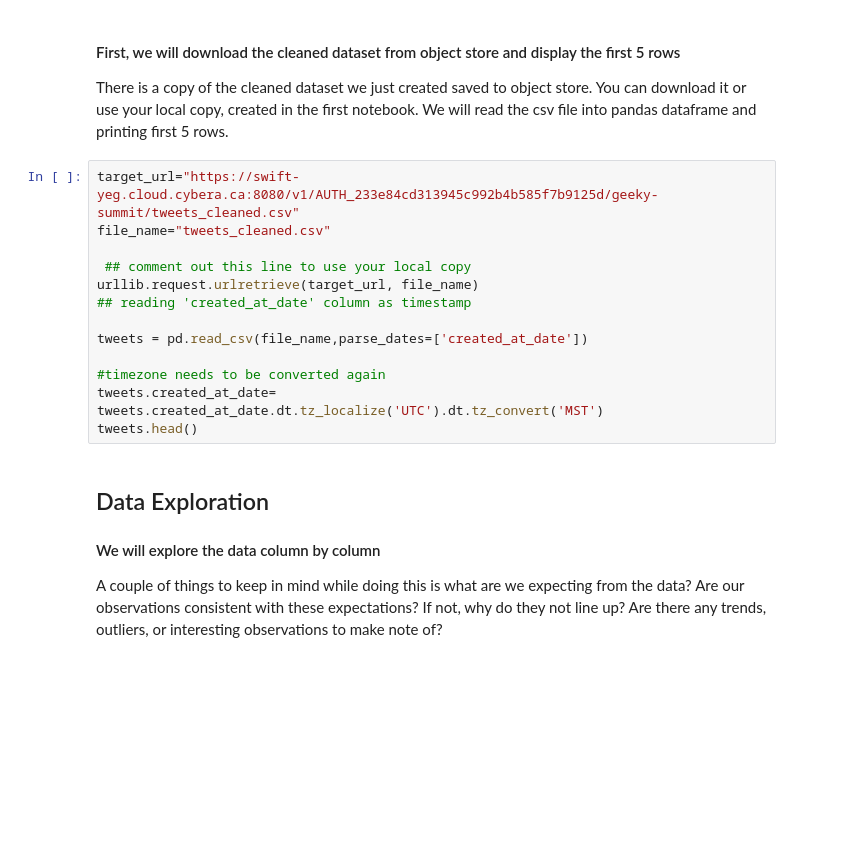
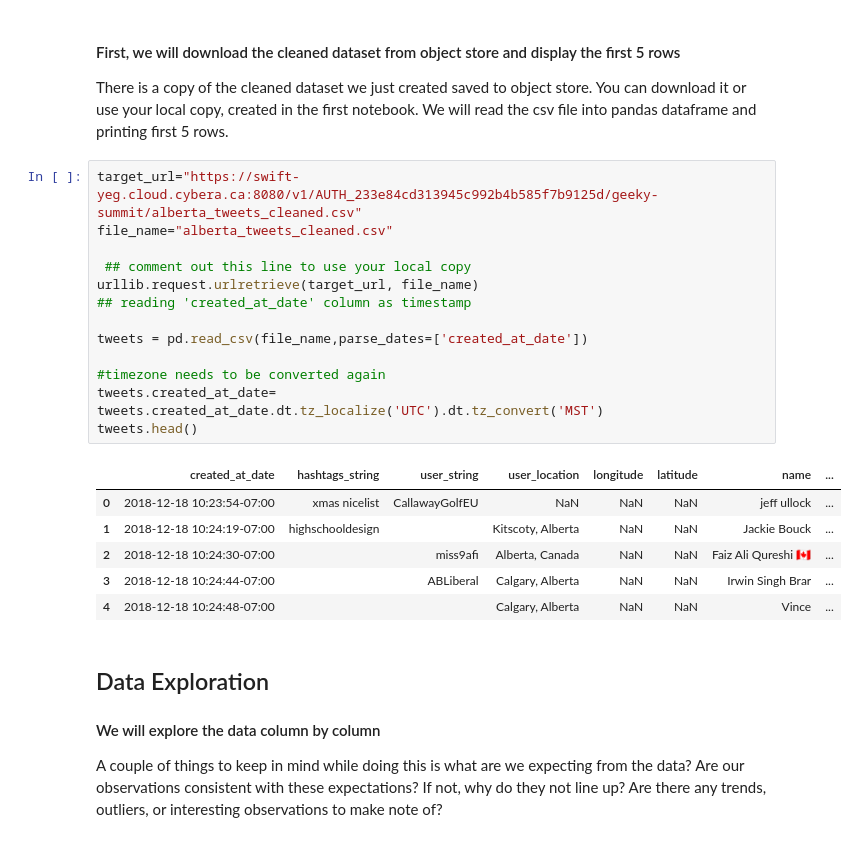
Before and after one commit to cybera/data-science-for-entrepreneurs-workshops, a Jupyter notebook: 2.Exploring_data.ipynb, the cells around one changed output. Saved outputs shown, nothing was run; the diff lists cells and outputs as text; blank space fills up the shorter version.

```diff
--- a/2.Exploring_data.ipynb
+++ b/2.Exploring_data.ipynb
@@ -70,18 +70,25 @@ except ImportError:
 There is a copy of the cleaned dataset we just created saved to object store. You can download it or use your local copy, created in the first notebook.
 We will read the csv file into pandas dataframe and printing first 5 rows.
 # %%
-target_url="https://swift-yeg.cloud.cybera.ca:8080/v1/AUTH_233e84cd313945c992b4b585f7b9125d/geeky-summit/tweets_cleaned.csv"
-file_name="tweets_cleaned.csv"
+target_url="https://swift-yeg.cloud.cybera.ca:8080/v1/AUTH_233e84cd313945c992b4b585f7b9125d/geeky-summit/alberta_tweets_cleaned.csv"
+file_name="alberta_tweets_cleaned.csv"
 
  ## comment out this line to use your local copy
 urllib.request.urlretrieve(target_url, file_name)
 ## reading 'created_at_date' column as timestamp
 
 tweets = pd.read_csv(file_name,parse_dates=['created_at_date'])
 
 #timezone needs to be converted again
 tweets.created_at_date= tweets.created_at_date.dt.tz_localize('UTC').dt.tz_convert('MST')
 tweets.head()
+# %% [output]
+|  | created_at_date | hashtags_string | user_string | user_location | longitude | latitude | name | ... |
+| 0 | 2018-12-18 10:23:54-07:00 | xmas nicelist | CallawayGolfEU | NaN | NaN | NaN | jeff ullock | ... |
+| 1 | 2018-12-18 10:24:19-07:00 | highschooldesign |  | Kitscoty, Alberta | NaN | NaN | Jackie Bouck | ... |
+| 2 | 2018-12-18 10:24:30-07:00 |  | miss9afi | Alberta, Canada | NaN | NaN | Faiz Ali Qureshi 🇨🇦 | ... |
+| 3 | 2018-12-18 10:24:44-07:00 |  | ABLiberal | Calgary, Alberta | NaN | NaN | Irwin Singh Brar | ... |
+| 4 | 2018-12-18 10:24:48-07:00 |  |  | Calgary, Alberta | NaN | NaN | Vince | ... |
 # %% [markdown]
 ## Data Exploration
 
```
Also changed, not shown: parts of 20 cells of this notebook, 6 other files.
